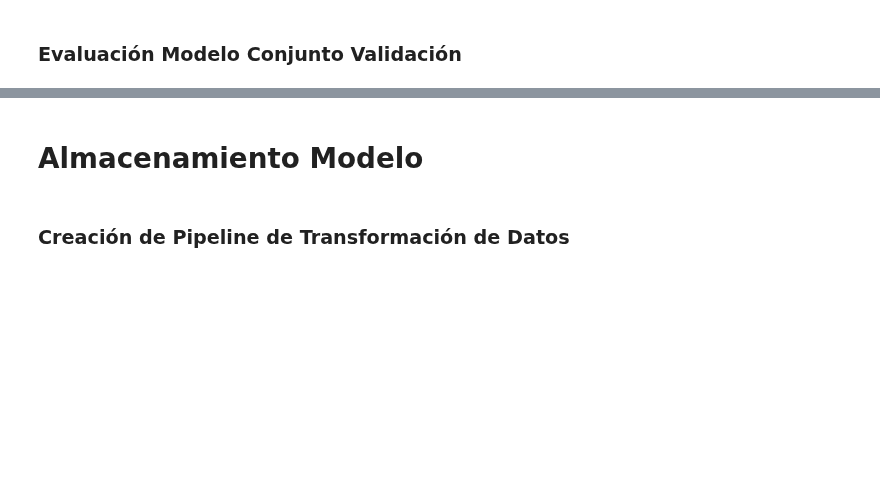
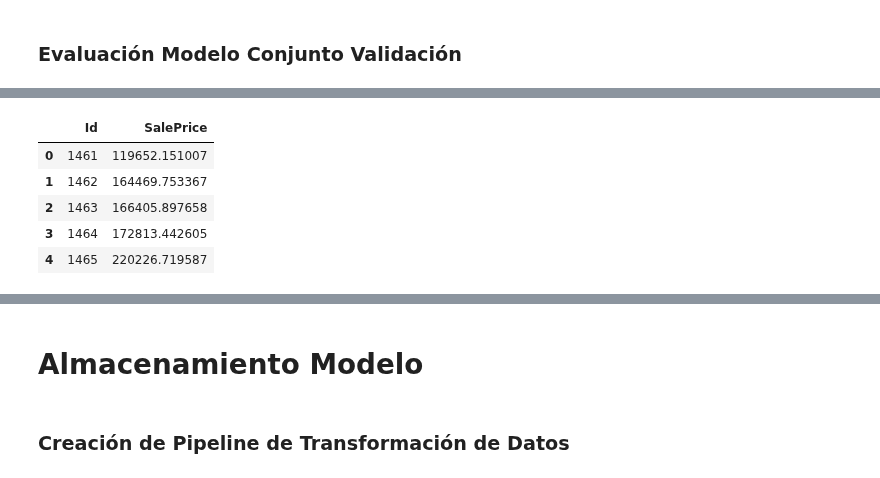
Before and after one commit to laurabg15/Exploraci-nInicial-, a Jupyter notebook: InitialExploration_Dataset.ipynb, the cells around one changed output, grey strips where cells are left out. Drawn from its saved outputs; the diff is of its cells as text; code cells hidden in the pictures; blank space fills up the shorter version.

```diff
--- a/InitialExploration_Dataset.ipynb
+++ b/InitialExploration_Dataset.ipynb
@@ -902,0 +980,26 @@ Competición de modelos
+# %%
+X_validation = validation_df_cleaned[X_train.columns]
+
+modelo_final = LinearRegression()
+modelo_final.fit(X_train, y_train)
+
+predicciones_validation = modelo_final.predict(X_validation)
+
+validation_ids_filtrado = validation_ids.loc[validation_df_cleaned.index]
+
+submission = pd.DataFrame({
+    "Id": validation_ids_filtrado,
+    "SalePrice": predicciones_validation
+})
+
+
+
+
+submission.head()
+# %% [output]
+|  | Id | SalePrice |
+| 0 | 1461 | 119652.151007 |
+| 1 | 1462 | 164469.753367 |
+| 2 | 1463 | 166405.897658 |
+| 3 | 1464 | 172813.442605 |
+| 4 | 1465 | 220226.719587 |
```
Also changed, not shown: parts of 15 cells of this notebook, 2 other files.
